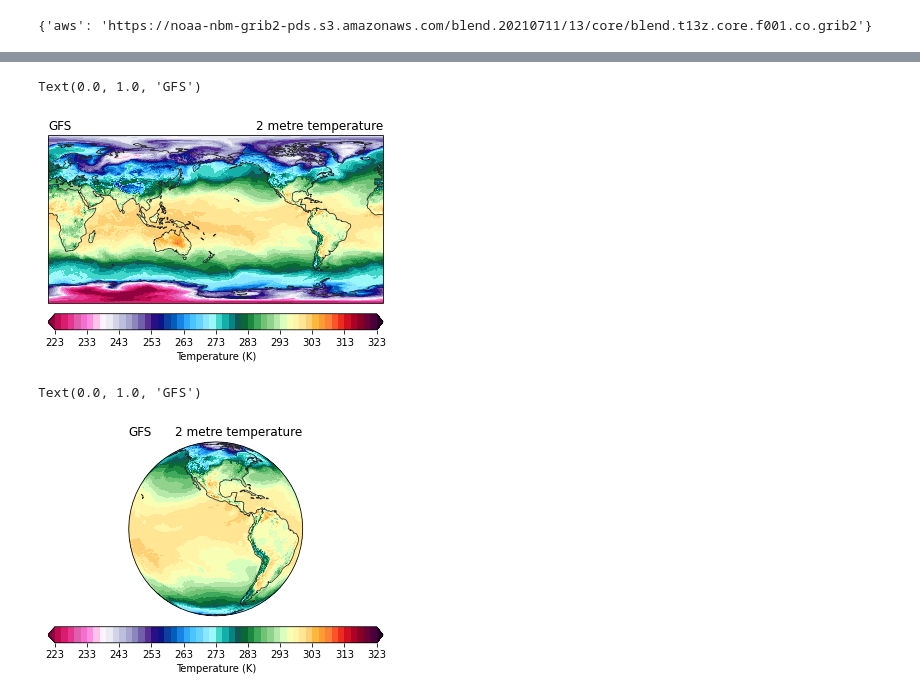
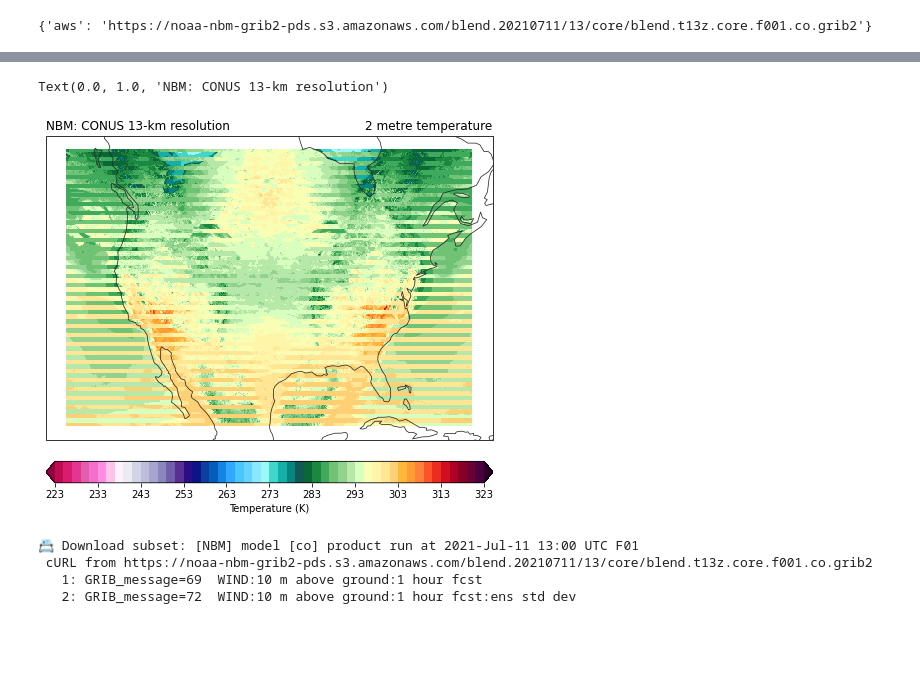
Before and after one commit to amotl/herbie-without-docs, a Jupyter notebook: docs/user_guide/notebooks/data_nbm.ipynb, the cells around one changed output, grey strips where cells are left out. Saved outputs shown, nothing was run; the diff lists cells and outputs as text; code cells hidden in the pictures; blank space fills up the shorter version.

```diff
--- a/docs/user_guide/notebooks/data_nbm.ipynb
+++ b/docs/user_guide/notebooks/data_nbm.ipynb
@@ -21,5 +23,5 @@ H.SOURCES
 # %% [output]
 {'aws': 'https://noaa-nbm-grib2-pds.s3.amazonaws.com/blend.20210711/13/core/blend.t13z.core.f001.co.grib2'}
 # %%
-x = H.xarray('TMP:2 m above')
+x = H.xarray('^TMP:2 m .*$')
 # %% [output]
@@ -27,29 +52,23 @@ ValueError: 7 columns passed, passed data had 8 columns
 # %%
-ax = common_features(crs=x.herbie.crs)
-p = ax.pcolormesh(x.longitude, x.latitude, x.t2m,
+xvar = x.t2m
+
+ax = common_features(crs=x.herbie.crs, figsize=[8,8])
+p = ax.pcolormesh(x.longitude, x.latitude, xvar,
               transform=pc,
               **cm_tmp(units='K').cmap_kwargs)
 plt.colorbar(p, ax=ax,
              orientation='horizontal', pad=.05,
              **cm_tmp(units='K').cbar_kwargs)
 
-ax.set_title(x.t2m.GRIB_name, loc='right')
-ax.set_title(f"GFS", loc='left')
+ax.set_title(xvar.GRIB_name, loc='right')
+ax.set_title(f"{x.model.upper()}: {H.product_description}", loc='left')
 # %% [output]
-Text(0.0, 1.0, 'GFS')
+Text(0.0, 1.0, 'NBM: CONUS 13-km resolution')
-[figure, old version]
+[figure, new version]
-# %%
-ax = common_features(crs=ccrs.Geostationary(central_longitude=-100))
-
-p = ax.pcolormesh(x.longitude, x.latitude, x.t2m,
-              transform=pc,
-              **cm_tmp(units='K').cmap_kwargs)
-plt.colorbar(p, ax=ax,
-             orientation='horizontal', pad=.05,
-             **cm_tmp(units='K').cbar_kwargs)
-
-ax.set_title(x.t2m.GRIB_name, loc='right')
-ax.set_title(f"GFS", loc='left')
-# %% [output]
-Text(0.0, 1.0, 'GFS')
-[figure, removed]
+# %%
+x = H.xarray('WIND:10 m.*$')
+# %% [output]
+📇 Download subset: [NBM] model [co] product run at 2021-Jul-11 13:00 UTC F01
+ cURL from https://noaa-nbm-grib2-pds.s3.amazonaws.com/blend.20210711/13/core/blend.t13z.core.f001.co.grib2
+   1: GRIB_message=69  WIND:10 m above ground:1 hour fcst
+   2: GRIB_message=72  WIND:10 m above ground:1 hour fcst:ens std dev
```
Also changed, not shown: parts of 7 cells of this notebook, 19 other files.
